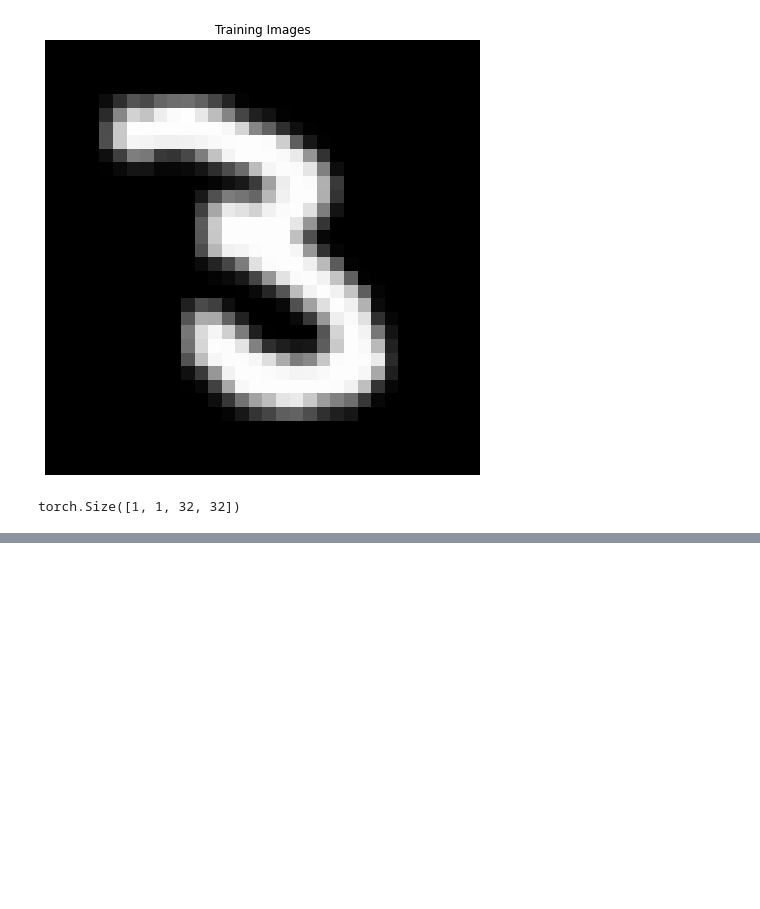
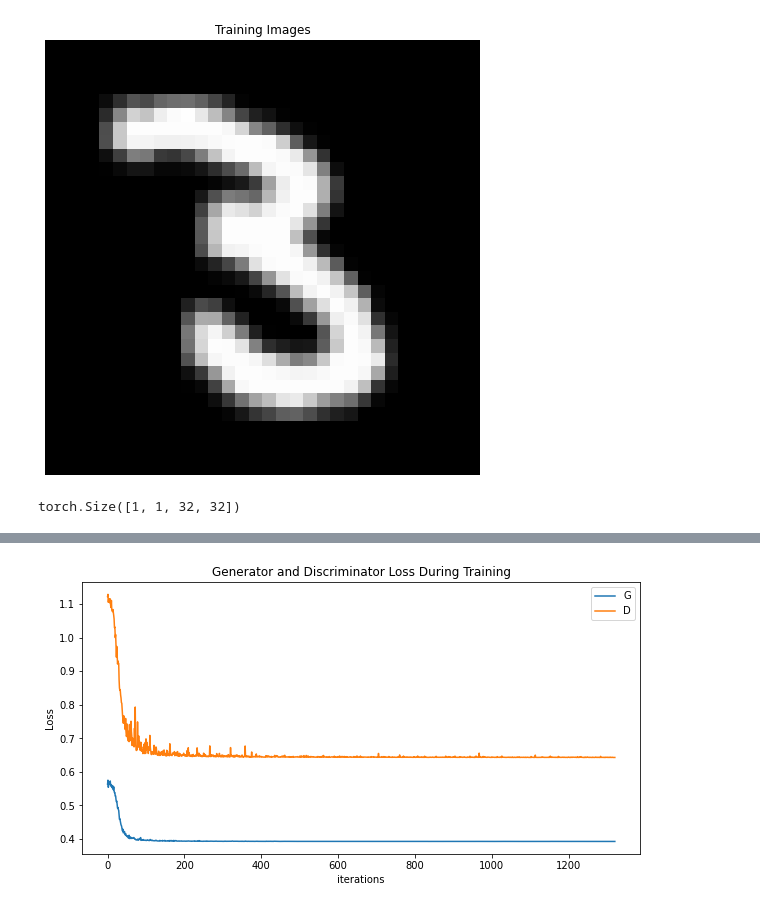
Before and after one commit to AmirHDehghan/AI_MED_Internship, a Jupyter notebook: CycleGan/MyFirstCycleGan.ipynb, the cells around one changed output, grey strips where cells are left out. Drawn from its saved outputs; the diff is of its cells as text; code cells hidden in the pictures; blank space fills up the shorter version.

```diff
--- a/CycleGan/MyFirstCycleGan.ipynb
+++ b/CycleGan/MyFirstCycleGan.ipynb
@@ -109,7 +122,7 @@ class Generator(nn.Module):
         nn.ReLU(inplace=True),
 
         # nn.ReflectioanPad2d(3),
-        nn.Conv2d(128, 256, 3, 2, 3),
+        nn.Conv2d(128, 256, 3, 2, 1),
         nn.InstanceNorm2d(256),
         nn.ReLU(inplace=True)
     )
@@ -181,16 +194,12 @@ class PatchGanDis(nn.Module):
         nn.InstanceNorm2d(512),
         nn.LeakyReLU(0.01, inplace= False),
 
-        # nn.ReflectionPad2d(2),
-        nn.Conv2d(512, 1, 4, 1, 2),
-        nn.InstanceNorm2d(1),
-        nn.LeakyReLU(0.01, inplace= False)
     )
 
   def forward(self, input):
-    print(input.shape)
-    yy = self.main(input)
-    print(yy.shape)
+    # print(input.shape)
+    # yy = self.main(input)
+    # print(yy.shape)
     return self.main(input)
 # %%
 def weights_init_normal(m):
@@ -305,7 +314,8 @@ for epoch in range(num_epochs):
     OptimizerG_a2b.step()
 
     # Update b2a
-    recoverd_noise = netG_b2a(fake)
+    netG_b2a.zero_grad()
+    recoverd_noise = netG_b2a(fake.detach())
     cycle_loss = criterion_cycle(recoverd_noise, generated_noise)
     cycle_loss.backward()
 
@@ -337,10 +368,12 @@ RuntimeError: ignored
 # %%
 #  Plotting the losses
 plt.figure(figsize=(10,5))
 plt.title("Generator and Discriminator Loss During Training")
-plt.plot(G_losses,label="G")
-plt.plot(D_losses,label="D")
+plt.plot(Glosses,label="G")
+plt.plot(Dlosses,label="D")
 plt.xlabel("iterations")
 plt.ylabel("Loss")
 plt.legend()
 plt.show()
+# %% [output]
+[figure, added]
```
Also changed, not shown: parts of 6 cells of this notebook.
